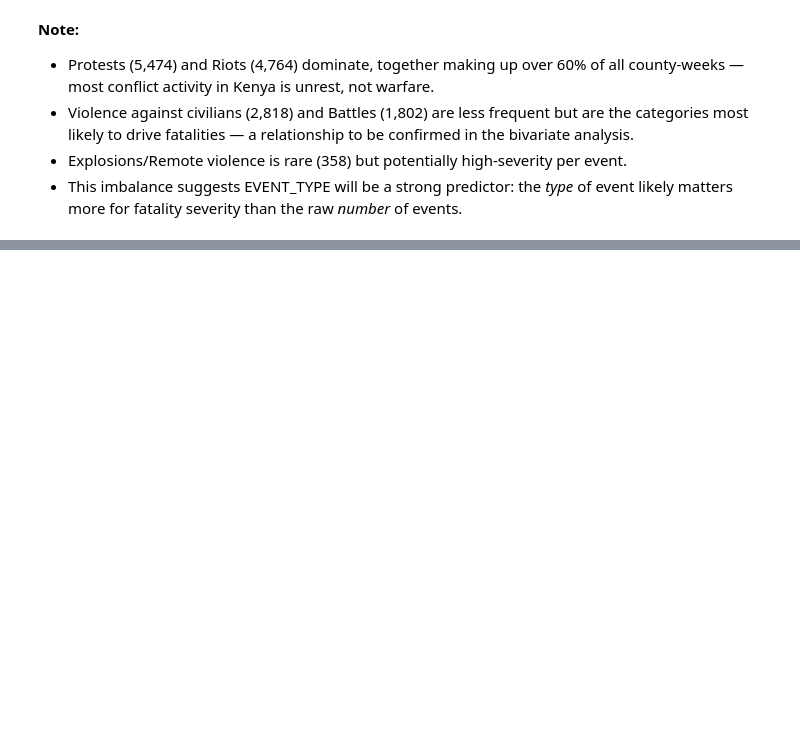
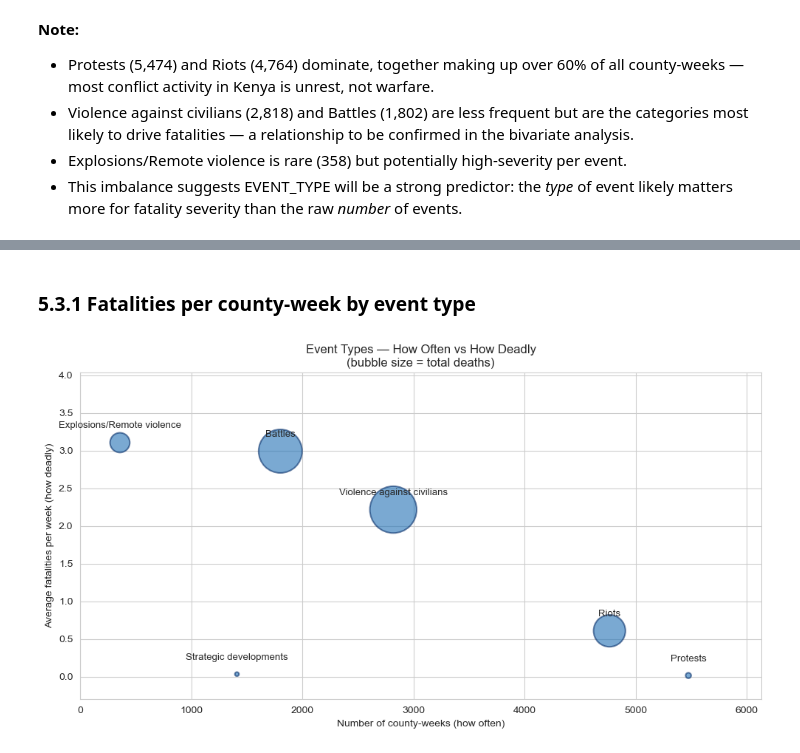
Before and after one commit to KimutaiHub/kenya-political-violence-risk-prediction, a Jupyter notebook: master_notebook.ipynb, the cells around one changed output, grey strips where cells are left out. Cells and saved outputs as stored; diff of their text form; code cells hidden in the pictures; blank space fills up the shorter version.

```diff
--- a/master_notebook.ipynb
+++ b/master_notebook.ipynb
@@ -982,0 +1105,29 @@ plt.show()
+# %% [markdown]
+### 5.3.1 Fatalities per county-week by event type
+# %%
+# Bubble chart: frequency vs deadliness, bubble size = total deaths
+summary = df.groupby('EVENT_TYPE').agg(
+    weeks=('EVENTS', 'size'),
+    mean_fatal=('FATALITIES', 'mean'),
+    total_fatal=('FATALITIES', 'sum')
+)
+
+plt.figure(figsize=(10, 5.5))
+plt.scatter(summary['weeks'], summary['mean_fatal'],
+            s=summary['total_fatal'] / 3, color='#2171b5',
+            alpha=0.6, edgecolors='#08306b', linewidths=1.5)
+
+for name, row in summary.iterrows():
+    plt.annotate(name, (row['weeks'], row['mean_fatal']),
+                 textcoords='offset points', xytext=(0, 14),
+                 ha='center', fontsize=9.5)
+
+plt.title('Event Types — How Often vs How Deadly\n(bubble size = total deaths)')
+plt.xlabel('Number of county-weeks (how often)')
+plt.ylabel('Average fatalities per week (how deadly)')
+plt.ylim(-0.3, summary['mean_fatal'].max() * 1.3)
+plt.xlim(0, summary['weeks'].max() * 1.12)
+plt.tight_layout()
+plt.show()
+# %% [output]
+[figure, added]
```
Also changed, not shown: parts of 28 cells of this notebook.
